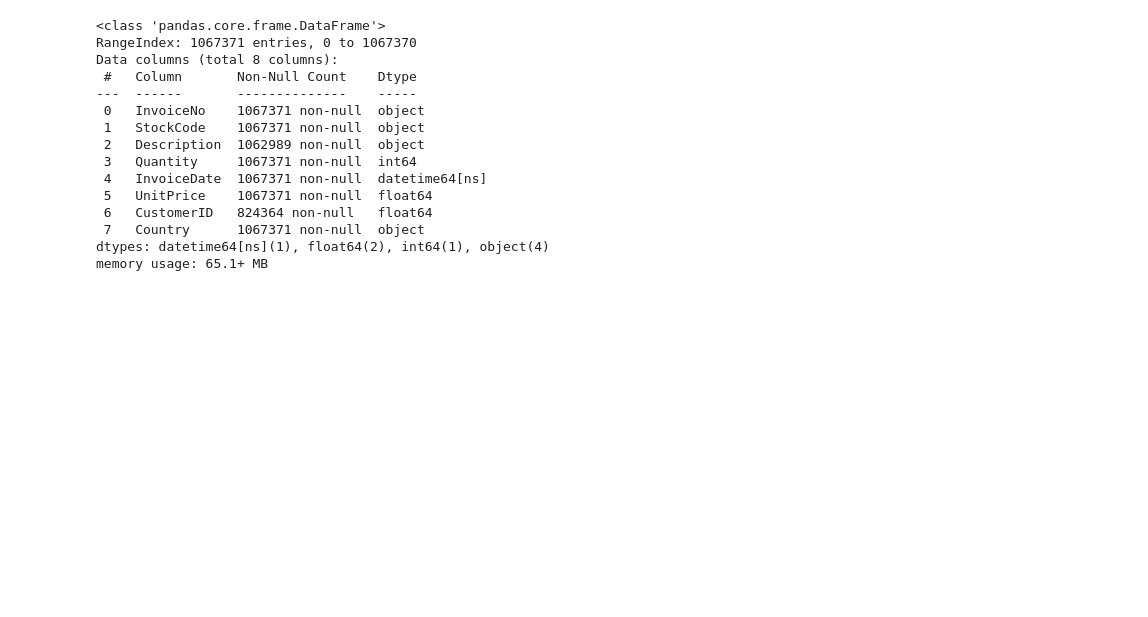
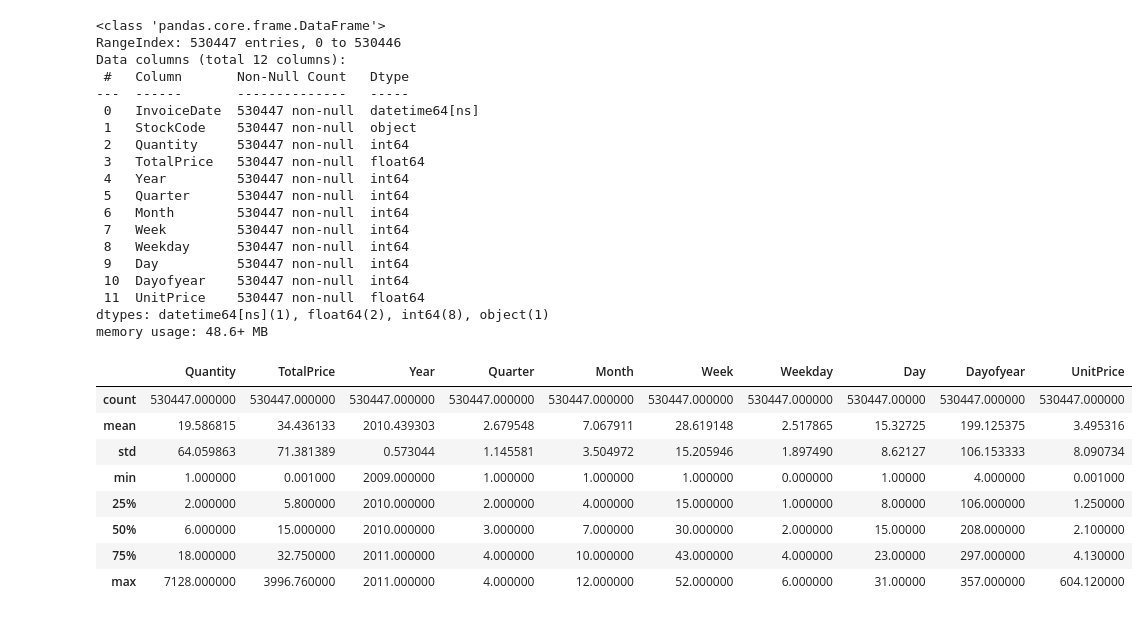
Before and after one commit to Ahmed-Ashraf-Marzouk/Elzoboon-CRM, a Jupyter notebook: sales_forecasting.ipynb, the cells around one changed output. Cells and saved outputs as stored; diff of their text form; code cells hidden in the pictures; blank space fills up the shorter version.

Commit message:
Prepared data for salesforasting algorithms

```diff
--- a/sales_forecasting.ipynb
+++ b/sales_forecasting.ipynb
@@ -52,0 +97,2 @@ memory usage: 71.7+ MB
+# %%
+orders.drop(['Unnamed: 0.1', 'Unnamed: 0'], axis=1,inplace=True)
@@ -53,18 +137,22 @@ memory usage: 71.7+ MB
 # %%
-orders_df.info()
+orders.info()
 # %% [output]
 <class 'pandas.core.frame.DataFrame'>
-RangeIndex: 1067371 entries, 0 to 1067370
-Data columns (total 8 columns):
- #   Column       Non-Null Count    Dtype
----  ------       --------------    -----
- 0   InvoiceNo    1067371 non-null  object
- 1   StockCode    1067371 non-null  object
- 2   Description  1062989 non-null  object
- 3   Quantity     1067371 non-null  int64
- 4   InvoiceDate  1067371 non-null  datetime64[ns]
- 5   UnitPrice    1067371 non-null  float64
- 6   CustomerID   824364 non-null   float64
- 7   Country      1067371 non-null  object
-dtypes: datetime64[ns](1), float64(2), int64(1), object(4)
-memory usage: 65.1+ MB
+RangeIndex: 530447 entries, 0 to 530446
+Data columns (total 12 columns):
+ #   Column       Non-Null Count   Dtype
+---  ------       --------------   -----
+ 0   InvoiceDate  530447 non-null  datetime64[ns]
+ 1   StockCode    530447 non-null  object
+ 2   Quantity     530447 non-null  int64
+ 3   TotalPrice   530447 non-null  float64
+ 4   Year         530447 non-null  int64
+ 5   Quarter      530447 non-null  int64
+ 6   Month        530447 non-null  int64
+ 7   Week         530447 non-null  int64
+ 8   Weekday      530447 non-null  int64
+ 9   Day          530447 non-null  int64
+ 10  Dayofyear    530447 non-null  int64
+ 11  UnitPrice    530447 non-null  float64
+dtypes: datetime64[ns](1), float64(2), int64(8), object(1)
+memory usage: 48.6+ MB
@@ -76,0 +159,12 @@ orders_df['InvoiceDate'] = orders_df.InvoiceDate.dt.date
+# %%
+orders.describe()
+# %% [output]
+|  | Quantity | TotalPrice | Year | Quarter | Month | Week | Weekday | Day | Dayofyear | UnitPrice |
+| count | 530447.000000 | 530447.000000 | 530447.000000 | 530447.000000 | 530447.000000 | 530447.000000 | 530447.000000 | 530447.00000 | 530447.000000 | 530447.000000 |
+| mean | 19.586815 | 34.436133 | 2010.439303 | 2.679548 | 7.067911 | 28.619148 | 2.517865 | 15.32725 | 199.125375 | 3.495316 |
+| std | 64.059863 | 71.381389 | 0.573044 | 1.145581 | 3.504972 | 15.205946 | 1.897490 | 8.62127 | 106.153333 | 8.090734 |
+| min | 1.000000 | 0.001000 | 2009.000000 | 1.000000 | 1.000000 | 1.000000 | 0.000000 | 1.00000 | 4.000000 | 0.001000 |
+| 25% | 2.000000 | 5.800000 | 2010.000000 | 2.000000 | 4.000000 | 15.000000 | 1.000000 | 8.00000 | 106.000000 | 1.250000 |
+| 50% | 6.000000 | 15.000000 | 2010.000000 | 3.000000 | 7.000000 | 30.000000 | 2.000000 | 15.00000 | 208.000000 | 2.100000 |
+| 75% | 18.000000 | 32.750000 | 2011.000000 | 4.000000 | 10.000000 | 43.000000 | 4.000000 | 23.00000 | 297.000000 | 4.130000 |
+| max | 7128.000000 | 3996.760000 | 2011.000000 | 4.000000 | 12.000000 | 52.000000 | 6.000000 | 31.00000 | 357.000000 | 604.120000 |
```
Also changed, not shown: parts of 29 cells of this notebook.
